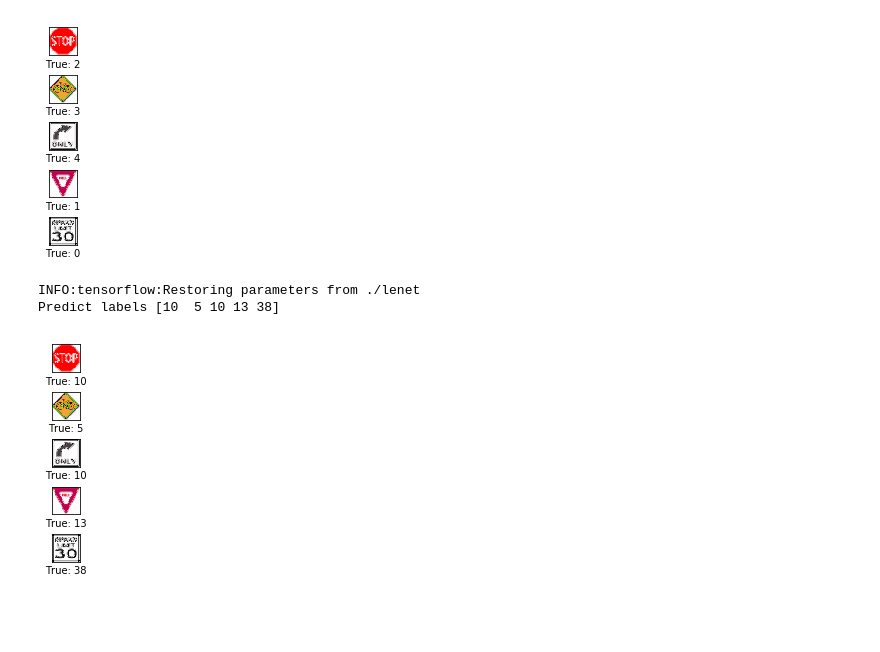
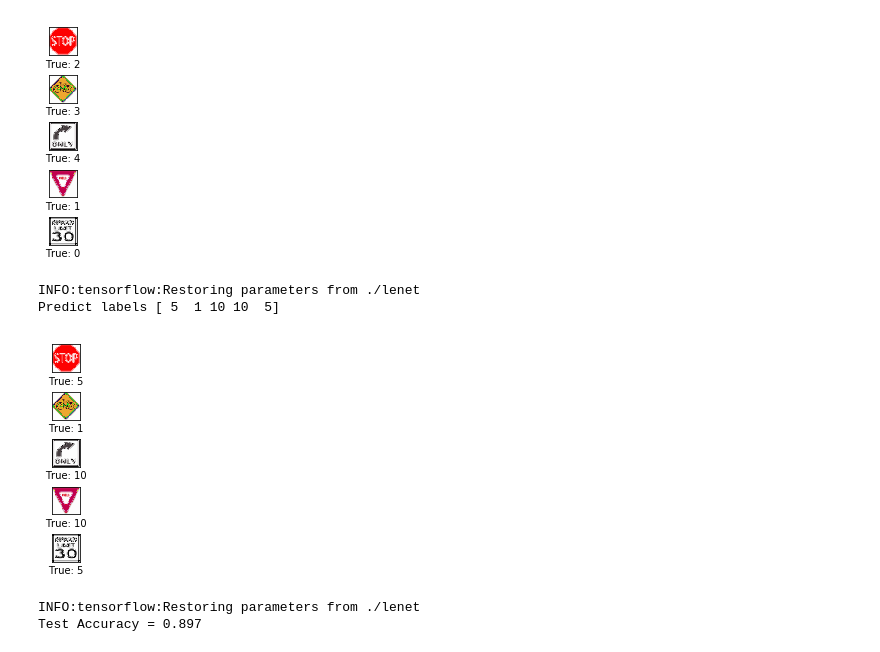
Before and after one commit to rm51/sdc_project2, a Jupyter notebook: traffic_signs_classifier_lenet.ipynb, the cells around one changed output. Drawn from its saved outputs; the diff is of its cells as text; code cells hidden in the pictures; blank space fills up the shorter version.

Commit message:
added dropout

```diff
--- a/traffic_signs_classifier_lenet.ipynb
+++ b/traffic_signs_classifier_lenet.ipynb
@@ -123,6 +125,8 @@ def LeNet(x):
     # Arguments used for tf.truncated_normal, randomly defines variables for the weights and biases for each layer
     mu = 0
     sigma = 0.1
+
+
 
     # SOLUTION: Layer 1: Convolutional. Input = 32x32x1. Output = 28x28x6.
     conv1_W = tf.Variable(tf.truncated_normal(shape=(5, 5, 3, 6), mean = mu, stddev = sigma))
@@ -163,7 +167,9 @@ def LeNet(x):
     fc2    = tf.matmul(fc1, fc2_W) + fc2_b
 
     # SOLUTION: Activation.
+
     fc2    = tf.nn.relu(fc2)
+    fc2    = tf.nn.dropout(fc2, keep_prob)
 
     # SOLUTION: Layer 5: Fully Connected. Input = 84. Output = 43.
     fc3_W  = tf.Variable(tf.truncated_normal(shape=(84, 43), mean = mu, stddev = sigma))
@@ -183,6 +189,7 @@ You do not need to modify this section.
 x = tf.placeholder(tf.float32, (None, 32, 32, 3))
 y = tf.placeholder(tf.int32, (None))
 one_hot_y = tf.one_hot(y, 43)
+keep_prob = tf.placeholder(tf.float32)
 # %% [markdown]
 ## Training Pipeline
 Create a training pipeline that uses the model to classify MNIST data.
@@ -212,7 +219,7 @@ def evaluate(X_data, y_data):
     sess = tf.get_default_session()
     for offset in range(0, num_examples, BATCH_SIZE):
         batch_x, batch_y = X_data[offset:offset+BATCH_SIZE], y_data[offset:offset+BATCH_SIZE]
-        accuracy = sess.run(accuracy_operation, feed_dict={x: batch_x, y: batch_y})
+        accuracy = sess.run(accuracy_operation, feed_dict={x: batch_x, y: batch_y, keep_prob: 1.})
         total_accuracy += (accuracy * len(batch_x))
     return total_accuracy / num_examples
 # %% [markdown]
@@ -227,6 +234,7 @@ Save the model after training.
 
 You do not need to modify this section.
 # %%
+
 with tf.Session() as sess:
     sess.run(tf.global_variables_initializer())
     num_examples = len(X_train)
@@ -238,7 +246,7 @@ with tf.Session() as sess:
         for offset in range(0, num_examples, BATCH_SIZE):
             end = offset + BATCH_SIZE
             batch_x, batch_y = X_train[offset:end], y_train[offset:end]
-            sess.run(training_operation, feed_dict={x: batch_x, y: batch_y})
+            sess.run(training_operation, feed_dict={x: batch_x, y: batch_y, keep_prob: 0.5})
 
         validation_accuracy = evaluate(X_validation, y_validation)
         print("EPOCH {} ...".format(i+1))
@@ -413,19 +421,22 @@ plot_images_myimages(images = myimages, cls_true_myimages = cls_true_myimages)
 # %%
 with tf.Session() as sess:
 
     new_saver = tf.train.import_meta_graph('lenet.meta')
     new_saver.restore(sess, tf.train.latest_checkpoint('.'))
-    predicted_logits = sess.run(logits, feed_dict={x:myimages})
+    predicted_logits = sess.run(logits, feed_dict={x:myimages, keep_prob: .2})
     predicted_labels = np.argmax(predicted_logits, axis=1)
     print("Predict labels", predicted_labels)
     plot_images_myimages(images = myimages, cls_true_myimages = predicted_labels)
 # %% [output]
 INFO:tensorflow:Restoring parameters from ./lenet
-Predict labels [10  5 10 13 38]
+Predict labels [ 5  1 10 10  5]
-[figure, old version]
+[figure, new version]
 # %%
-#with tf.Session() as sess:
-#    saver.restore(sess, tf.train.latest_checkpoint('.'))
+with tf.Session() as sess:
+    saver.restore(sess, tf.train.latest_checkpoint('.'))
 
-#    test_accuracy = evaluate(X_test, y_test)
-#    print("Test Accuracy = {:.3f}".format(test_accuracy))
+    test_accuracy = evaluate(X_test, y_test)
+    print("Test Accuracy = {:.3f}".format(test_accuracy))
+# %% [output]
+INFO:tensorflow:Restoring parameters from ./lenet
+Test Accuracy = 0.897
```
Also changed, not shown: parts of 4 cells of this notebook.
